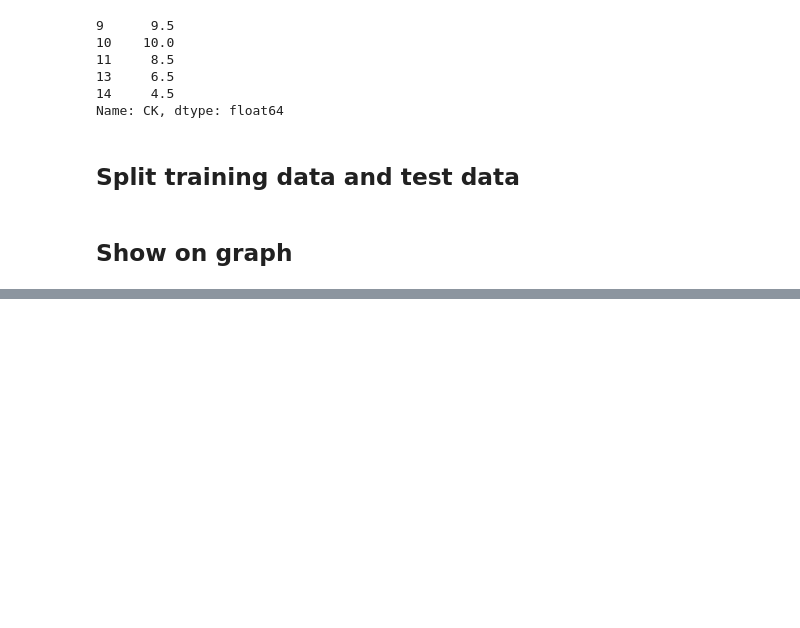
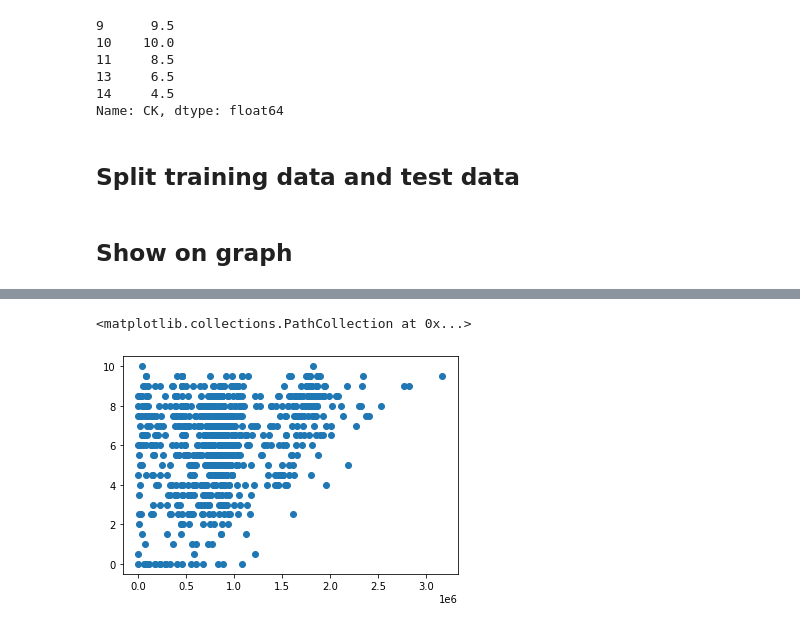
Before and after one commit to hoangquan1105/CS114.L21, a Jupyter notebook: scoreprediction.ipynb, the cells around one changed output, grey strips where cells are left out. Cells and saved outputs as stored; diff of their text form; code cells hidden in the pictures; blank space fills up the shorter version.

```diff
--- a/scoreprediction.ipynb
+++ b/scoreprediction.ipynb
@@ -391,0 +146,5 @@ plt.show()
+# %%
+plt.scatter(X['total_score'],y)
+# %% [output]
+<matplotlib.collections.PathCollection at 0x...>
+[figure, added]
```
Also changed, not shown: parts of 24 cells of this notebook.
